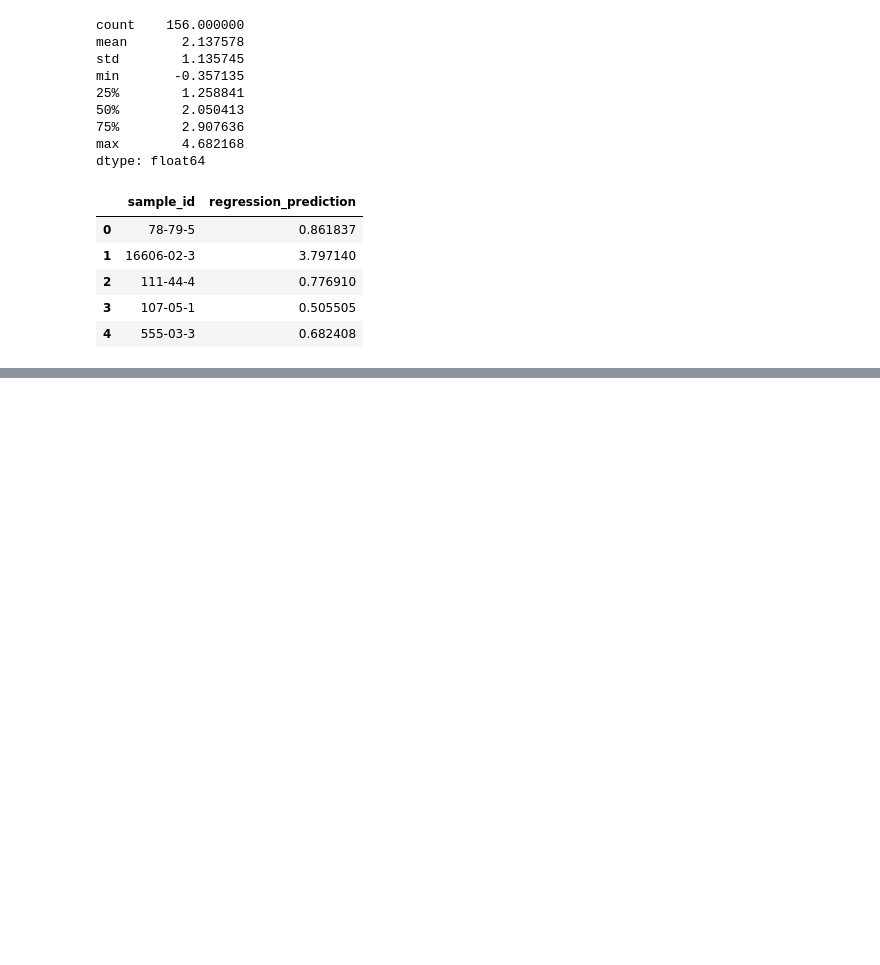
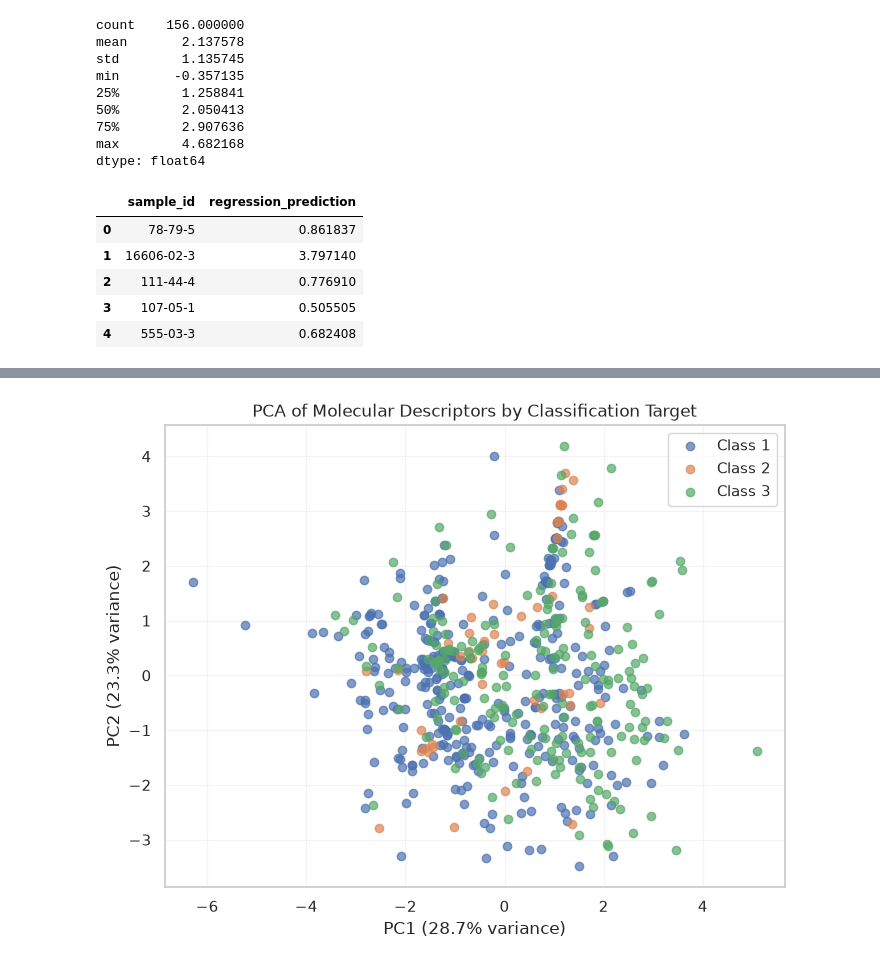
Before and after one commit to nnvero/KSE_ML_for_bioinformatics, a Jupyter notebook: practicals/week3/P3.ipynb, the cells around one changed output, grey strips where cells are left out. Saved outputs shown, nothing was run; the diff lists cells and outputs as text; code cells hidden in the pictures; blank space fills up the shorter version.

```diff
--- a/practicals/week3/P3.ipynb
+++ b/practicals/week3/P3.ipynb
@@ -823,0 +955,8 @@ reg_submission.to_csv('reg_submission.csv')
+# %%
+from sklearn.metrics import classification_report, confusion_matrix
+
+classification_model.fit(X_train, y_cls)
+
+y_pred_train = classification_model.predict(X_train)
+
+print(classification_report(y_cls, y_pred_train))
@@ -823,0 +1152,8 @@ reg_submission.to_csv('reg_submission.csv')
+# %%
+pca_df = pd.DataFrame({
+    "PC1": X_pca[:, 0],
+    "PC2": X_pca[:, 1],
+    "class": y_cls.values
+})
+
+pca_df.head()
@@ -823,0 +1167,29 @@ reg_submission.to_csv('reg_submission.csv')
+# %%
+plt.figure(figsize=(8, 6))
+
+for cls in sorted(pca_df["class"].unique()):
+
+    subset = pca_df[pca_df["class"] == cls]
+
+    plt.scatter(
+        subset["PC1"],
+        subset["PC2"],
+        label=f"Class {cls}",
+        alpha=0.7
+    )
+
+plt.xlabel(
+    f"PC1 ({pca.explained_variance_ratio_[0]*100:.1f}% variance)"
+)
+
+plt.ylabel(
+    f"PC2 ({pca.explained_variance_ratio_[1]*100:.1f}% variance)"
+)
+
+plt.title("PCA of Molecular Descriptors by Classification Target")
+plt.legend()
+plt.grid(alpha=0.2)
+
+plt.show()
+# %% [output]
+[figure, added]
```
Also changed, not shown: parts of 63 cells of this notebook, 1 other file.
